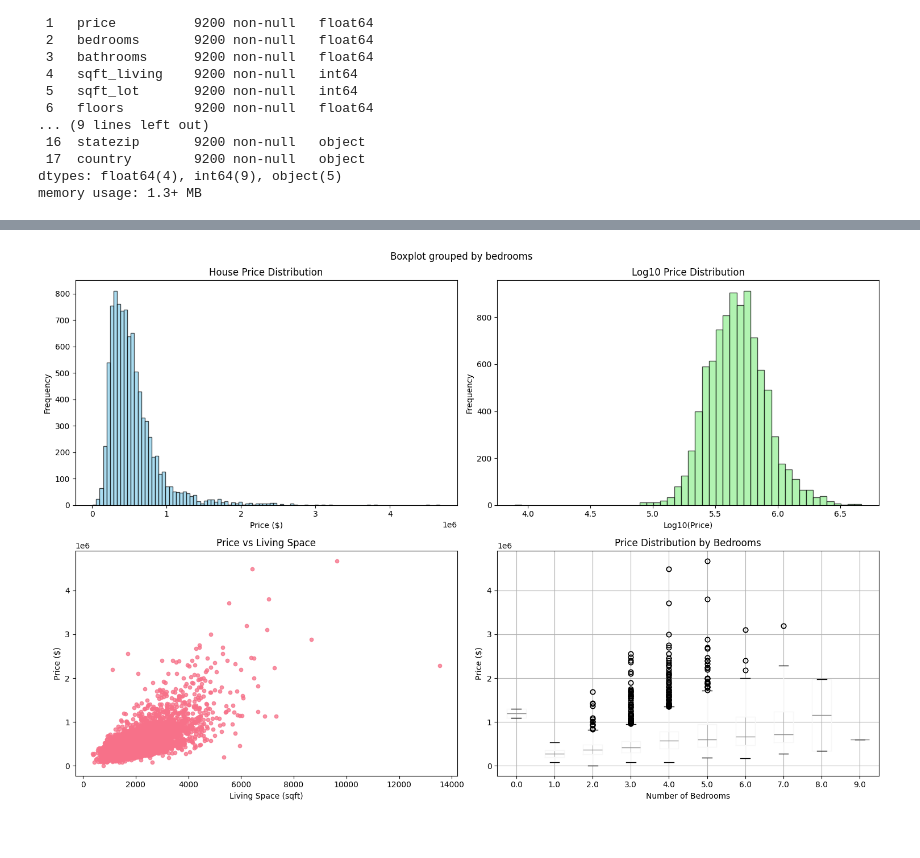
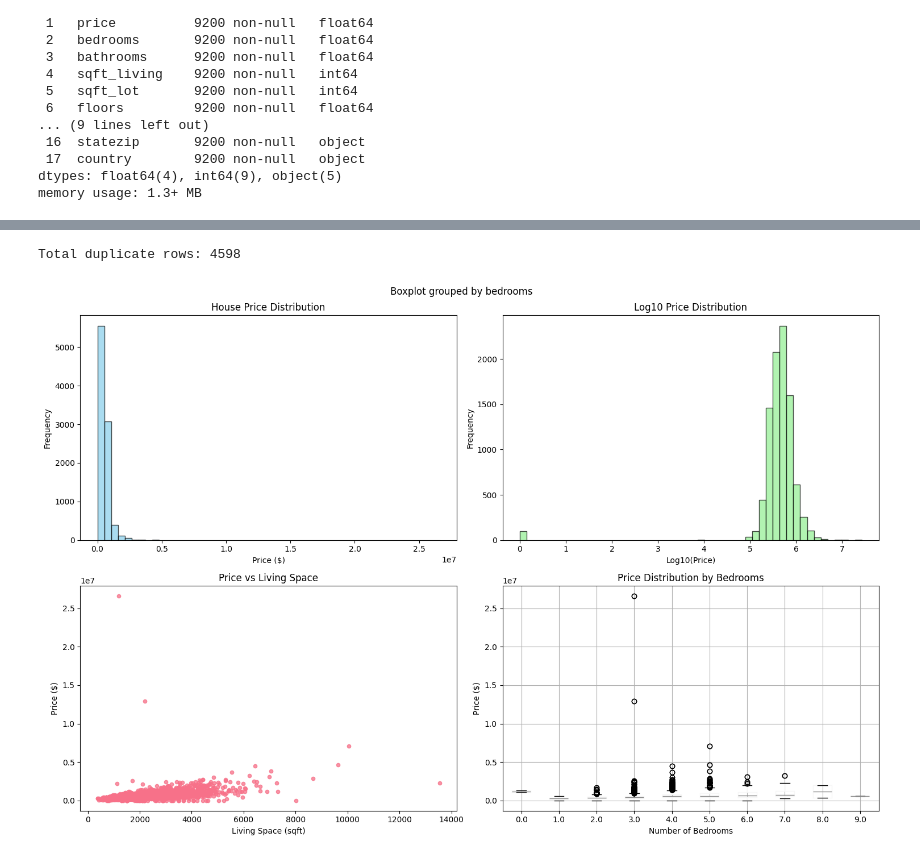
Before and after one commit to xuanntm/DSS5104_House_Price_Prediction, a Jupyter notebook: notebooks/01-data-exploration.ipynb, the cells around one changed output, grey strips where cells are left out. Saved outputs shown, nothing was run; the diff lists cells and outputs as text; code cells hidden in the pictures.

Commit message:
update data exploration and cleaning

```diff
--- a/notebooks/01-data-exploration.ipynb
+++ b/notebooks/01-data-exploration.ipynb
@@ -1,14 +1,21 @@
 # %%
 
+import os
 import pandas as pd
 import numpy as np
 import matplotlib.pyplot as plt
 import seaborn as sns
 from pathlib import Path
-import sys
+# import sys
+from dotenv import load_dotenv
+load_dotenv()
+
+DATA_SOURCE_PATH = os.getenv("DATA_SOURCE_PATH", "../data/raw/")
+HOUSE_DATASET_FILENAME = os.getenv("HOUSE_DATASET_FILENAME", "house_dataset.csv")
+SOURCE_PATH = os.getenv("SOURCE_PATH", "../src/")
 
 # Add src to path for custom modules
-sys.path.append('../src')
+# sys.path.append(SOURCE_PATH)
 
 # Set style
 plt.style.use('default')
@@ -18,11 +25,9 @@ print("✅ Environment setup complete!")
 # %% [output]
 ✅ Environment setup complete!
 # %%
-
-
 # Load your house price dataset
-data_path = Path('../data/raw/')
-df = pd.read_csv(data_path / 'house_dataset.csv')
+data_path = Path(DATA_SOURCE_PATH)
+df = pd.read_csv(data_path / HOUSE_DATASET_FILENAME)
 
 print(f"Dataset shape: {df.shape}")
 df.head()
@@ -182,6 +93,10 @@ Name: price, dtype: float64
+# %%
+total_duplicates = df.duplicated().sum()
+print(f"\nTotal duplicate rows: {total_duplicates}")
+# %% [output]
+Total duplicate rows: 4598
 # %%
 #DATA EXPLORATION
-
 import matplotlib.pyplot as plt
 import seaborn as sns
 import numpy as np
@@ -190,39 +105,40 @@ import numpy as np
 plt.style.use('default')
 sns.set_palette("husl")
 fig_size = (15, 10)
 
 # 1. Price Distribution Analysis
 fig, axes = plt.subplots(2, 2, figsize=fig_size)
 
 # Price histogram
-# axes[0,0].hist(df_clean['price'], bins=50, alpha=0.7, color='skyblue', edgecolor='black')
-axes[0,0].hist(df_clean['price'], bins=100, alpha=0.7, color='skyblue', edgecolor='black')
+axes[0,0].hist(df['price'], bins=50, alpha=0.7, color='skyblue', edgecolor='black')
 axes[0,0].set_title('House Price Distribution')
 axes[0,0].set_xlabel('Price ($)')
 axes[0,0].set_ylabel('Frequency')
 
 # Log-transformed price (often more normal)
-axes[0,1].hist(np.log10(df_clean['price']), bins=50, alpha=0.7, color='lightgreen', edgecolor='black')
+# using log1p instead of log10 to handle zero or negative values if any
+# axes[0,1].hist(np.log1p(df['price']), bins=50, alpha=0.7, color='lightgreen', edgecolor='black')
+axes[0,1].hist(np.log10(df['price']+ 1), bins=50, alpha=0.7, color='lightgreen', edgecolor='black')
 axes[0,1].set_title('Log10 Price Distribution')
 axes[0,1].set_xlabel('Log10(Price)')
 axes[0,1].set_ylabel('Frequency')
 
 # Price vs Living Space
-axes[1,0].scatter(df_clean['sqft_living'], df_clean['price'], alpha=0.5, s=20)
+axes[1,0].scatter(df['sqft_living'], df['price'], alpha=0.5, s=20)
 axes[1,0].set_title('Price vs Living Space')
 axes[1,0].set_xlabel('Living Space (sqft)')
 axes[1,0].set_ylabel('Price ($)')
 
 # Boxplot of price by number of bedrooms
-df_clean.boxplot(column='price', by='bedrooms', ax=axes[1,1])
+df.boxplot(column='price', by='bedrooms', ax=axes[1,1])
 axes[1,1].set_title('Price Distribution by Bedrooms')
 axes[1,1].set_xlabel('Number of Bedrooms')
 axes[1,1].set_ylabel('Price ($)')
 
 plt.tight_layout()
 plt.show()
 # %% [output]
-[figure, old version]
+[figure, new version]
 # %%
 
 # Feature Correlation Analysis (numerical features)
```
Also changed, not shown: parts of 8 cells of this notebook, 5 other files.
